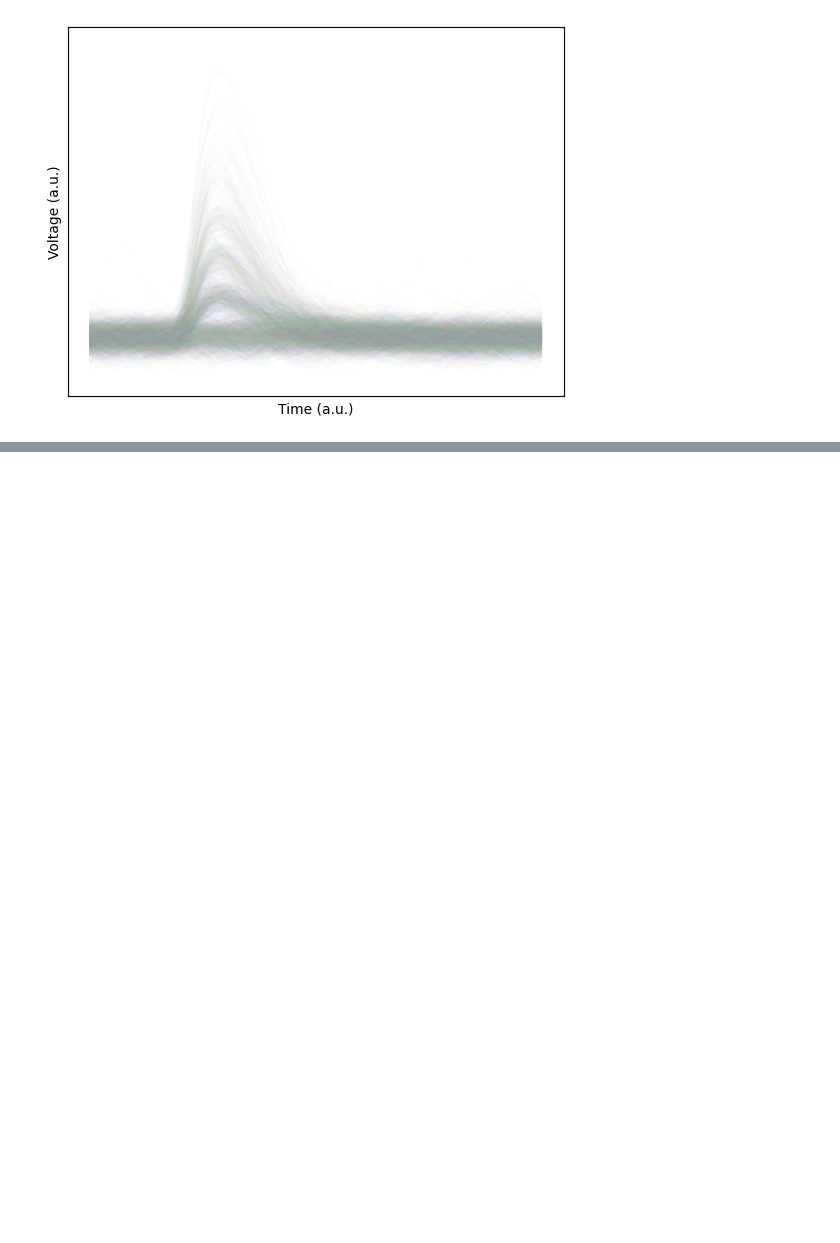
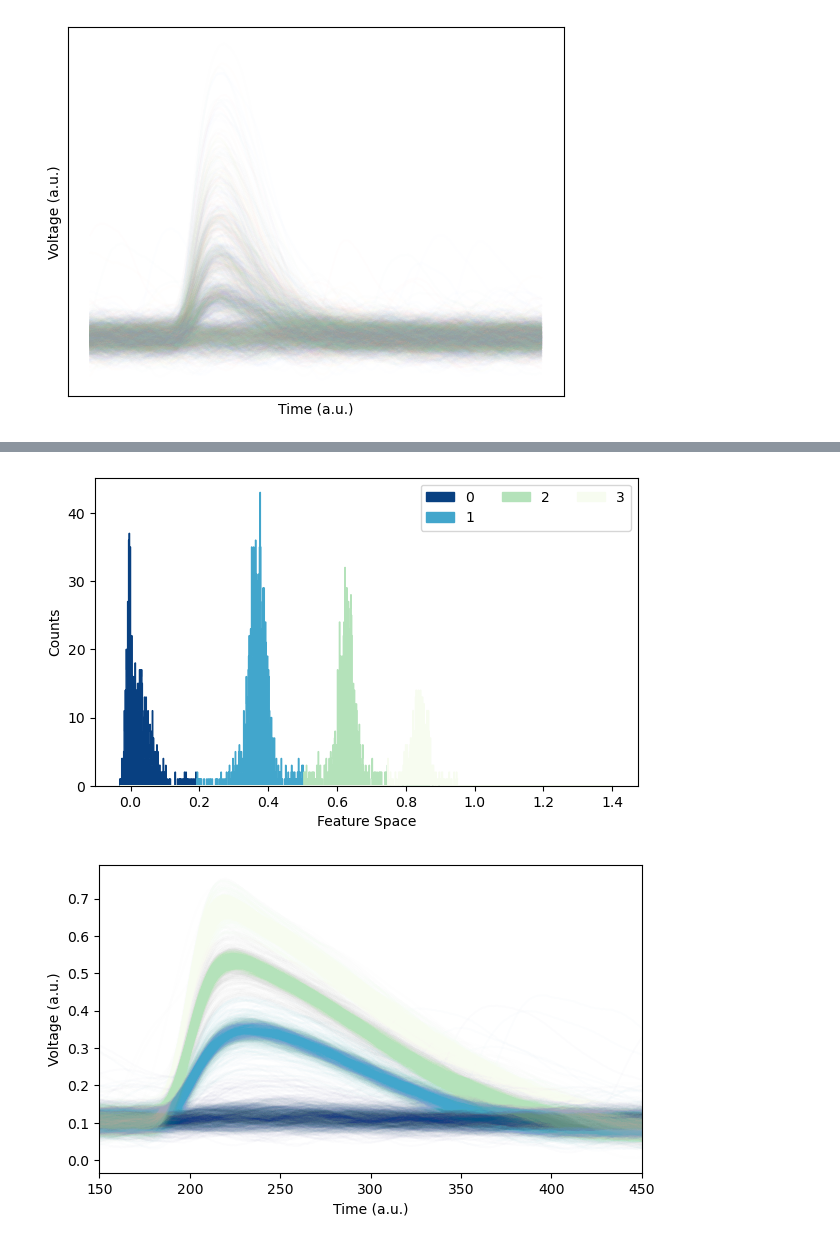
Before and after one commit to polyquantique/Photon-Number-Classification, a Jupyter notebook: src/Correlation.ipynb, the cells around one changed output, grey strips where cells are left out. Saved outputs shown, nothing was run; the diff lists cells and outputs as text; code cells hidden in the pictures; blank space fills up the shorter version.

```diff
--- a/src/Correlation.ipynb
+++ b/src/Correlation.ipynb
@@ -144,0 +174,6 @@ Number of traces :  52224
+# %%
+kd = autoencoder_kerneDensity("Autoencoder Log/run-2023-09-14-08-06/fold 0")
+kd.fit_cluster(X_PIKA1, plot_density=False, plot_cluster=True, plot_traces=True, traces_xlim=(150,450))
+# %% [output]
+[figure, added]
+[figure, added]
```
Also changed, not shown: parts of 15 cells of this notebook, 4 other files.
